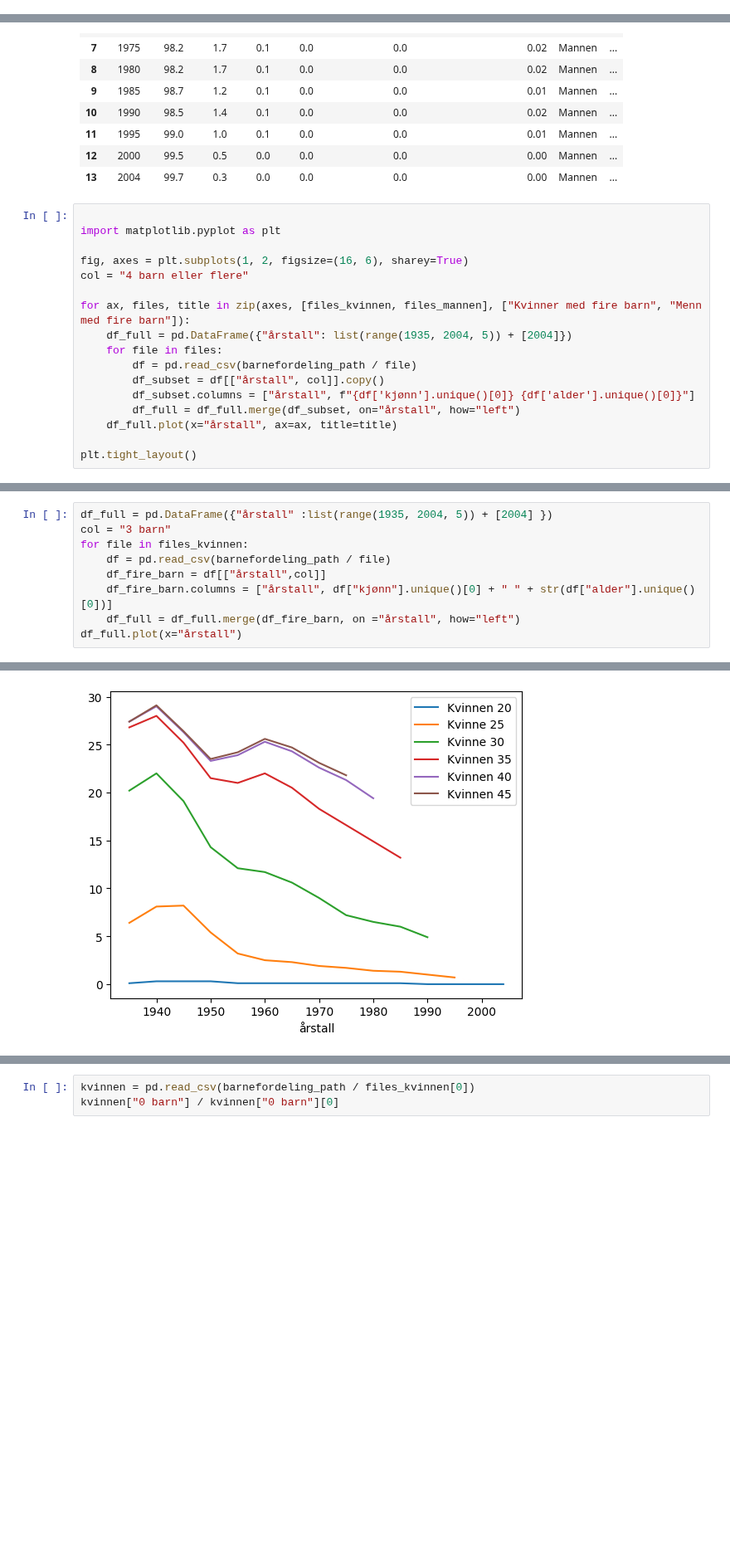
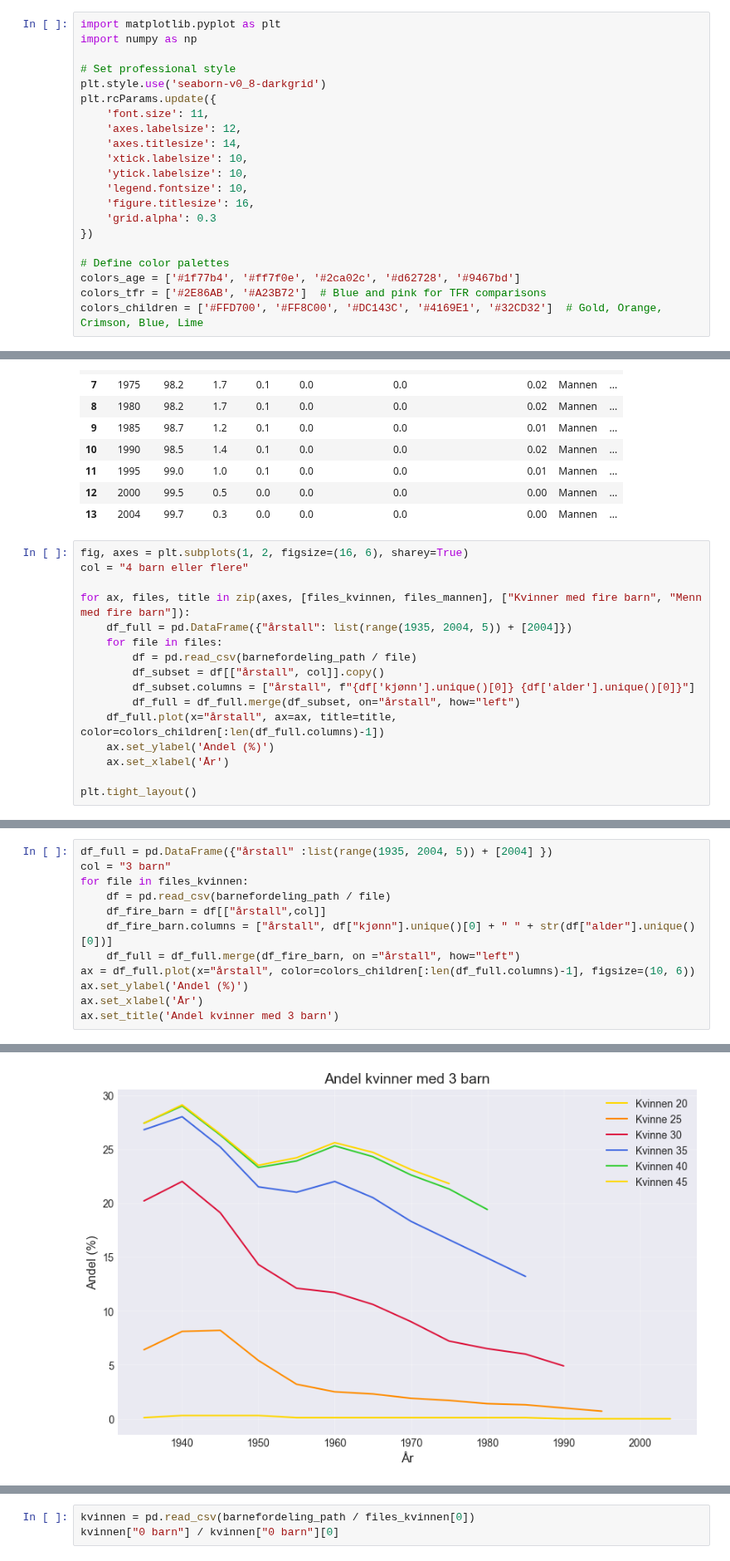
Before and after one commit to johnoskarskjeldrum/population-project-model, a Jupyter notebook: barnetallsfordeling_analyse.ipynb, the cells around one changed output, grey strips where cells are left out. Shown at 83% size. Drawn from its saved outputs; the diff is of its cells as text; blank space fills up the shorter version.

```diff
--- a/barnetallsfordeling_analyse.ipynb
+++ b/barnetallsfordeling_analyse.ipynb
@@ -2,6 +2,27 @@
 import pandas as pd
 from pathlib import Path
 import os
+# %%
+import matplotlib.pyplot as plt
+import numpy as np
+
+# Set professional style
+plt.style.use('seaborn-v0_8-darkgrid')
+plt.rcParams.update({
+    'font.size': 11,
+    'axes.labelsize': 12,
+    'axes.titlesize': 14,
+    'xtick.labelsize': 10,
+    'ytick.labelsize': 10,
+    'legend.fontsize': 10,
+    'figure.titlesize': 16,
+    'grid.alpha': 0.3
+})
+
+# Define color palettes
+colors_age = ['#1f77b4', '#ff7f0e', '#2ca02c', '#d62728', '#9467bd']
+colors_tfr = ['#2E86AB', '#A23B72']  # Blue and pink for TFR comparisons
+colors_children = ['#FFD700', '#FF8C00', '#DC143C', '#4169E1', '#32CD32']  # Gold, Orange, Crimson, Blue, Lime
 # %%
 barnefordeling_path = Path("data_barnefordeling")
 # %%
@@ -82,9 +103,6 @@ pd.read_csv(barnefordeling_path / files_mannen[0])
 | 12 | 2000 | 99.5 | 0.5 | 0.0 | 0.0 | 0.0 | 0.00 | Mannen | ... |
 | 13 | 2004 | 99.7 | 0.3 | 0.0 | 0.0 | 0.0 | 0.00 | Mannen | ... |
 # %%
-
-import matplotlib.pyplot as plt
-
 fig, axes = plt.subplots(1, 2, figsize=(16, 6), sharey=True)
 col = "4 barn eller flere"
 
@@ -95,7 +113,9 @@ for ax, files, title in zip(axes, [files_kvinnen, files_mannen], ["Kvinner med f
         df_subset = df[["årstall", col]].copy()
         df_subset.columns = ["årstall", f"{df['kjønn'].unique()[0]} {df['alder'].unique()[0]}"]
         df_full = df_full.merge(df_subset, on="årstall", how="left")
-    df_full.plot(x="årstall", ax=ax, title=title)
+    df_full.plot(x="årstall", ax=ax, title=title, color=colors_children[:len(df_full.columns)-1])
+    ax.set_ylabel('Andel (%)')
+    ax.set_xlabel('År')
 
 plt.tight_layout()
 # %% [output]
@@ -108,5 +128,8 @@ for file in files_kvinnen:
     df_fire_barn = df[["årstall",col]]
     df_fire_barn.columns = ["årstall", df["kjønn"].unique()[0] + " " + str(df["alder"].unique()[0])]
     df_full = df_full.merge(df_fire_barn, on ="årstall", how="left")
-df_full.plot(x="årstall")
+ax = df_full.plot(x="årstall", color=colors_children[:len(df_full.columns)-1], figsize=(10, 6))
+ax.set_ylabel('Andel (%)')
+ax.set_xlabel('År')
+ax.set_title('Andel kvinner med 3 barn')
 # %% [output]
@@ -114,4 +137,4 @@ df_full.plot(x="årstall")
-[figure, old version]
+[figure, new version]
 # %%
 df_full = pd.DataFrame({"årstall" :list(range(1935, 2004, 5)) + [2004] })
 col = "2 barn"
```
Also changed, not shown: parts of 21 cells of this notebook, 1 other file.
